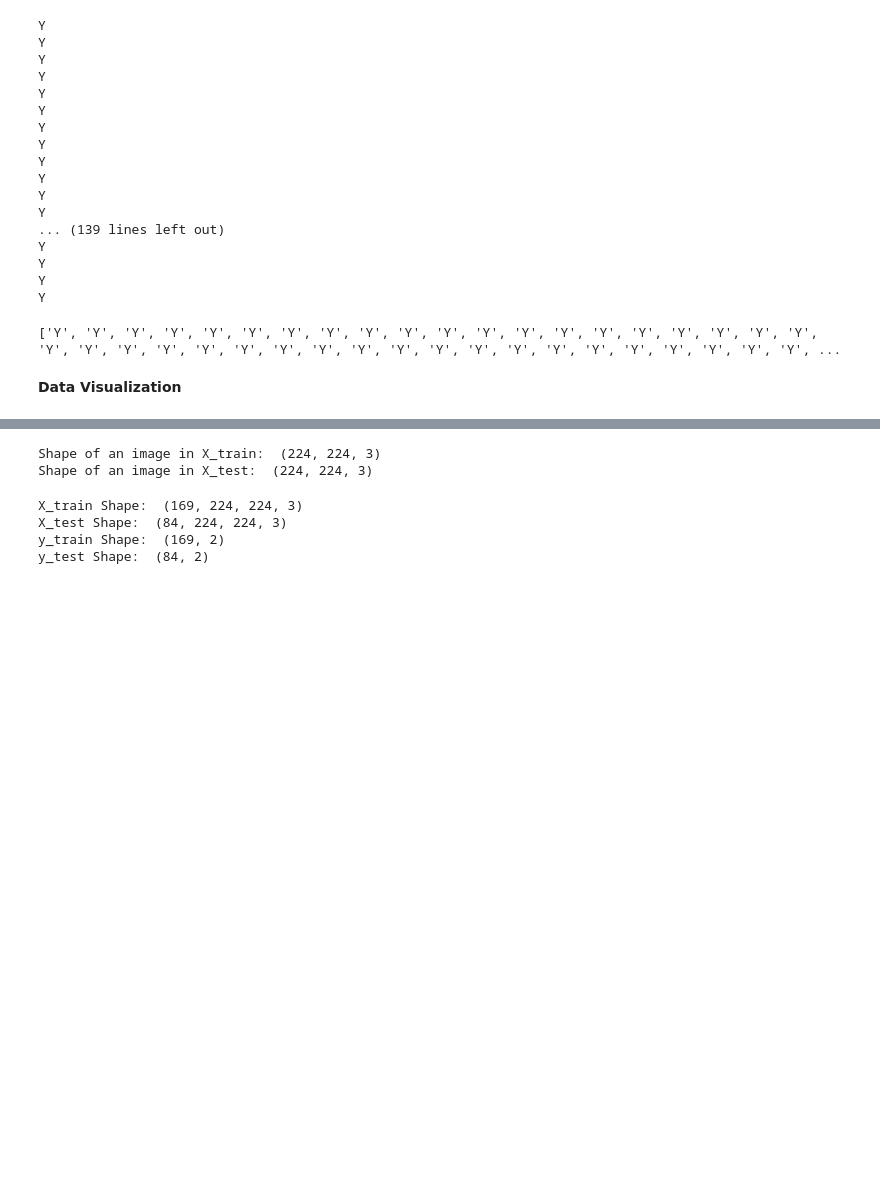
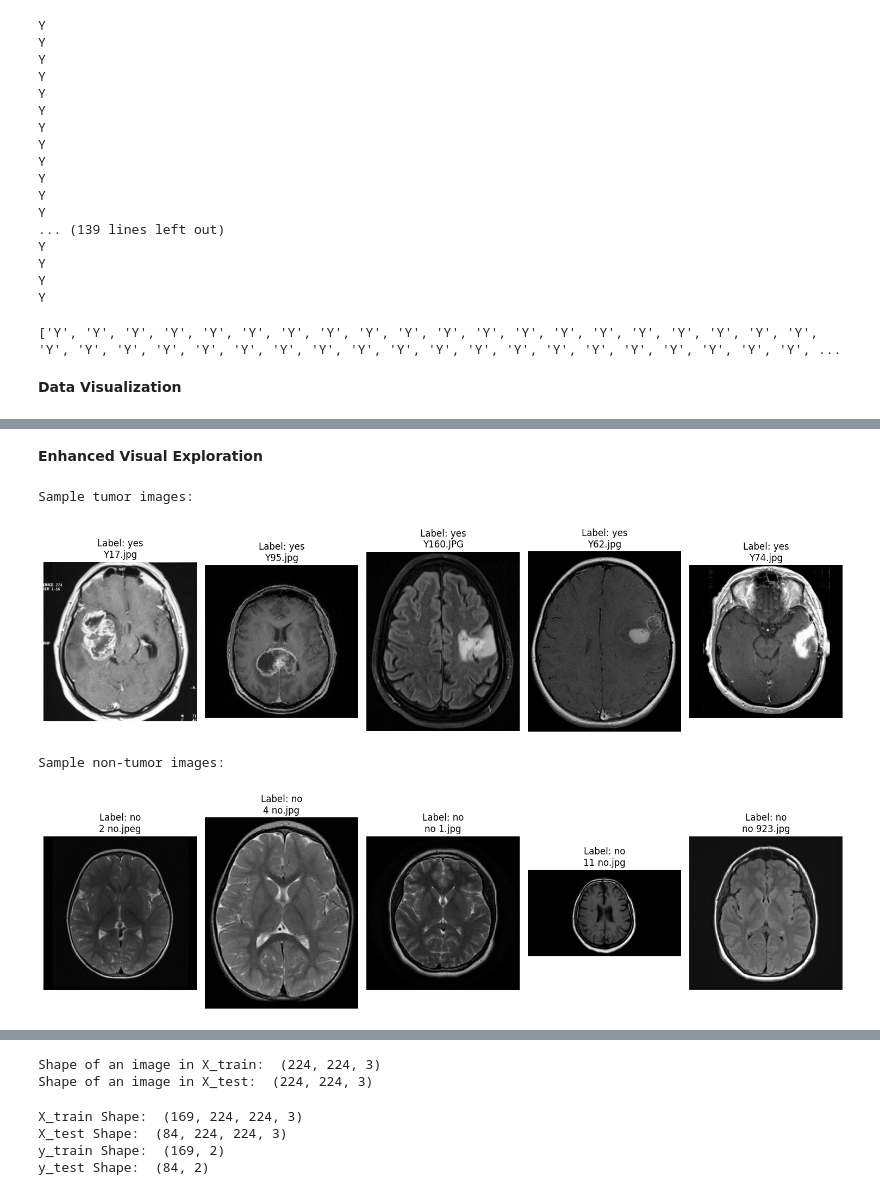
Before and after one commit to Riddhi-22rawal/brain-tumor, a Jupyter notebook: BRAIN_TUMOR_DETECTION.ipynb, the cells around one changed output, grey strips where cells are left out. Drawn from its saved outputs; the diff is of its cells as text; code cells hidden in the pictures; blank space fills up the shorter version.

```diff
--- a/BRAIN_TUMOR_DETECTION.ipynb
+++ b/BRAIN_TUMOR_DETECTION.ipynb
@@ -100,0 +187,31 @@ plt.show()
+# %% [markdown]
+**Enhanced Visual Exploration**
+# %%
+import matplotlib.pyplot as plt
+import numpy as np
+
+def display_samples(df, folder_path, n=5):
+    plt.figure(figsize=(15, 5))
+    samples = df.sample(n)
+    for i, (_, row) in enumerate(samples.iterrows(), 1):
+        img = cv2.imread(os.path.join(folder_path, row['filename']))
+        img = cv2.cvtColor(img, cv2.COLOR_BGR2RGB)
+
+        plt.subplot(1, n, i)
+        plt.imshow(img)
+        plt.title(f"Label: {row['label']}\n{row['filename']}")
+        plt.axis('off')
+    plt.tight_layout()
+    plt.show()
+
+# Display samples from both classes
+print("Sample tumor images:")
+display_samples(yes_df, yes_dir)
+
+print("\nSample non-tumor images:")
+display_samples(no_df, no_dir)
+# %% [output]
+Sample tumor images:
+[figure, added]
+Sample non-tumor images:
+[figure, added]
```
Also changed, not shown: parts of 38 cells of this notebook.
